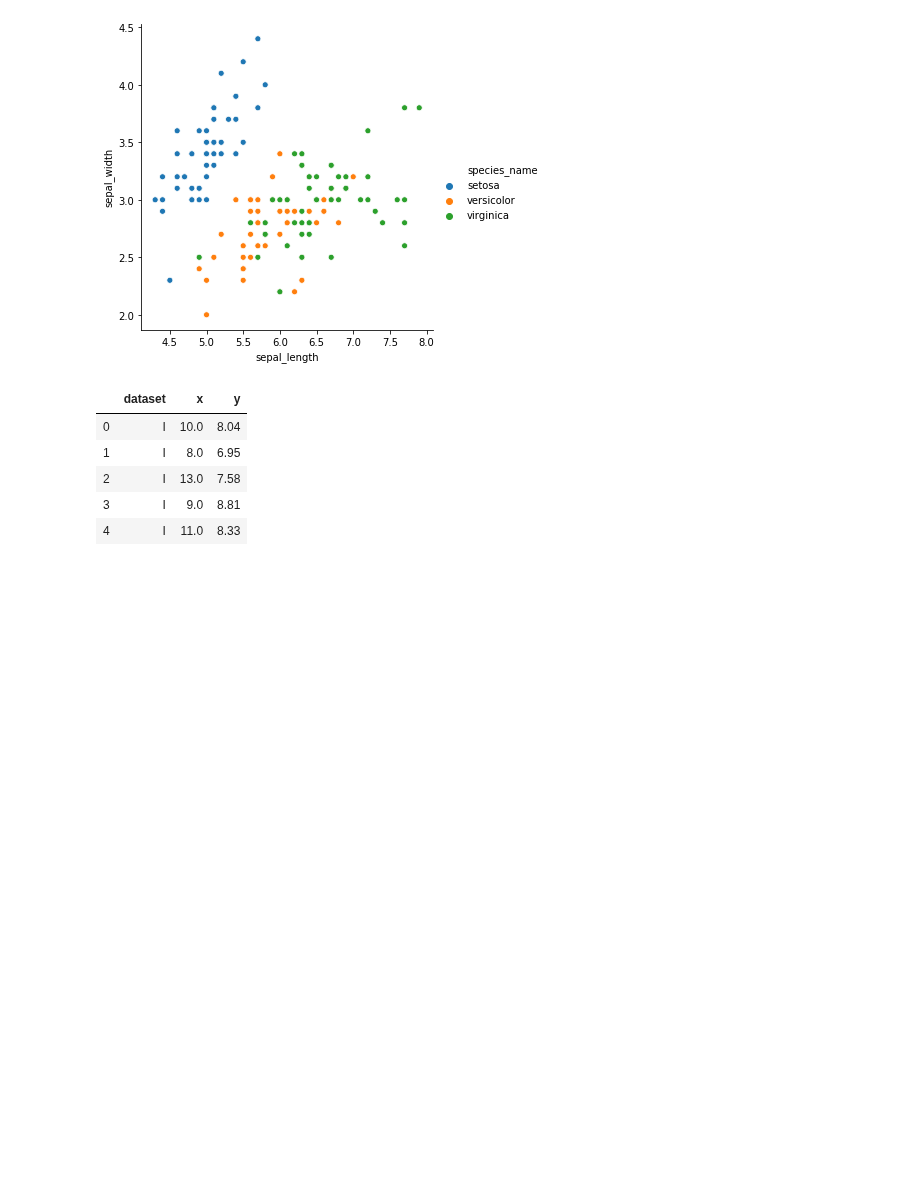
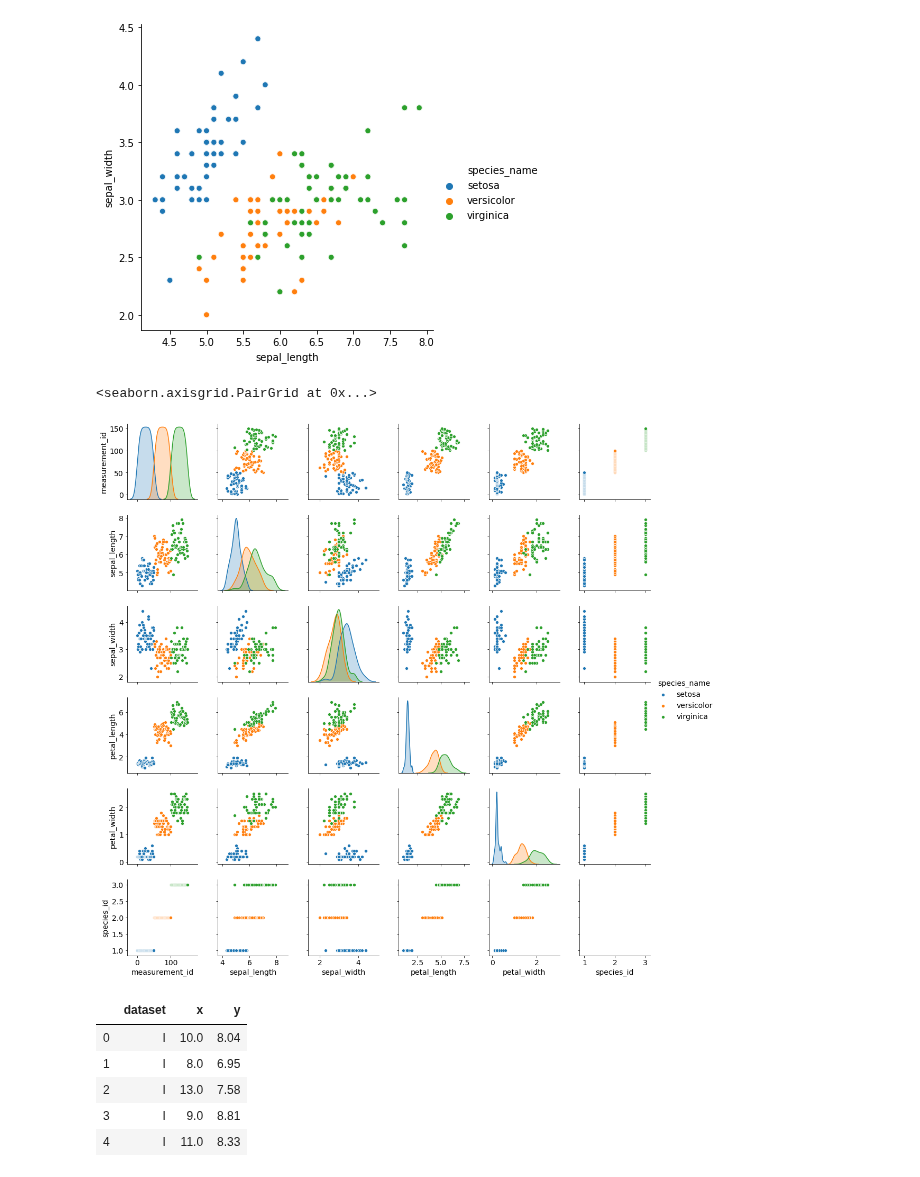
Before and after one commit to ravinder79/python-exercises, a Jupyter notebook: 4.8.5_seaborn_exercises.ipynb, the cells around one changed output. Drawn from its saved outputs; the diff is of its cells as text; code cells hidden in the pictures; blank space fills up the shorter version.

Commit message:
Seaborn exercises

```diff
--- a/4.8.5_seaborn_exercises.ipynb
+++ b/4.8.5_seaborn_exercises.ipynb
@@ -63,6 +63,10 @@ sns.relplot(x='sepal_length', y='sepal_width', hue = 'species_name', data=measur
 # %%
 # Which features would be best used to predict species?
 #petal length and petal width
+sns.pairplot(data=measurements, hue='species_name')
+# %% [output]
+<seaborn.axisgrid.PairGrid at 0x...>
+[figure, added]
 # %%
 # Using the lesson as an example, use seaborn's load_dataset function to load the anscombe data set.
 # Use pandas to group the data by the dataset column, and calculate summary statistics for each dataset.
```
